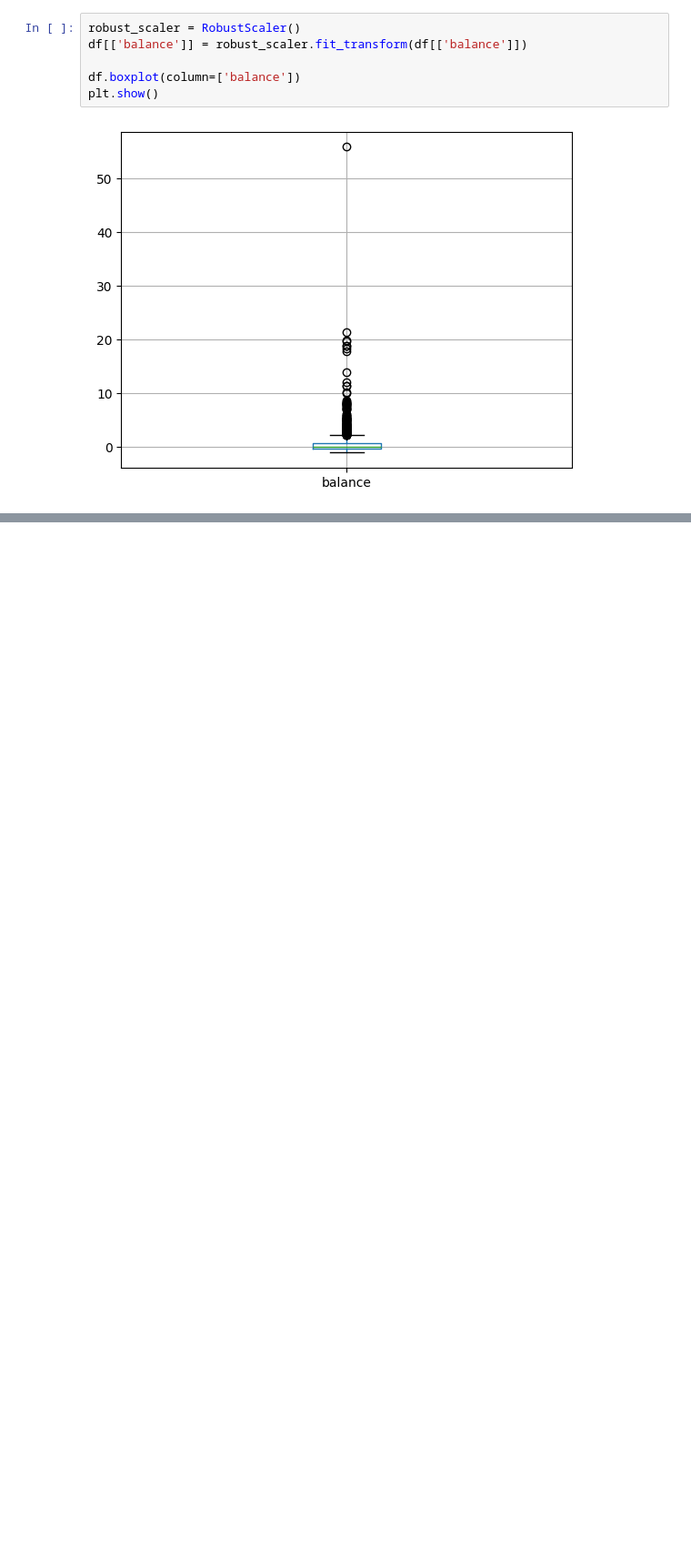
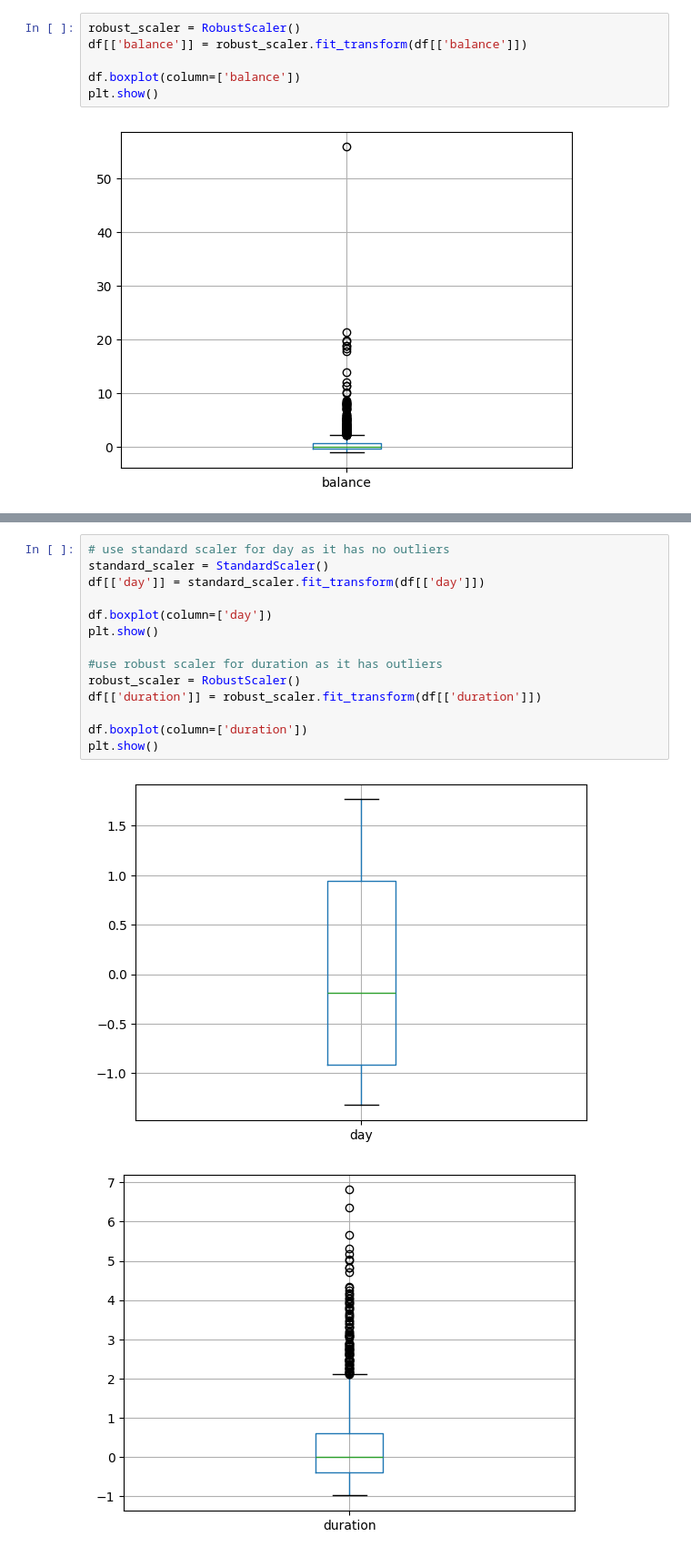
Before and after one commit to kristyan/data, a Jupyter notebook: e-tivity1/etivity1.ipynb, the cells around one changed output, grey strips where cells are left out. Shown at 91% size. Cells and saved outputs as stored; diff of their text form; blank space fills up the shorter version.

```diff
--- a/e-tivity1/etivity1.ipynb
+++ b/e-tivity1/etivity1.ipynb
@@ -486,0 +505,17 @@ plt.show()
+# %%
+# use standard scaler for day as it has no outliers
+standard_scaler = StandardScaler()
+df[['day']] = standard_scaler.fit_transform(df[['day']])
+
+df.boxplot(column=['day'])
+plt.show()
+
+#use robust scaler for duration as it has outliers
+robust_scaler = RobustScaler()
+df[['duration']] = robust_scaler.fit_transform(df[['duration']])
+
+df.boxplot(column=['duration'])
+plt.show()
+# %% [output]
+[figure, added]
+[figure, added]
```
Also changed, not shown: parts of 13 cells of this notebook.
